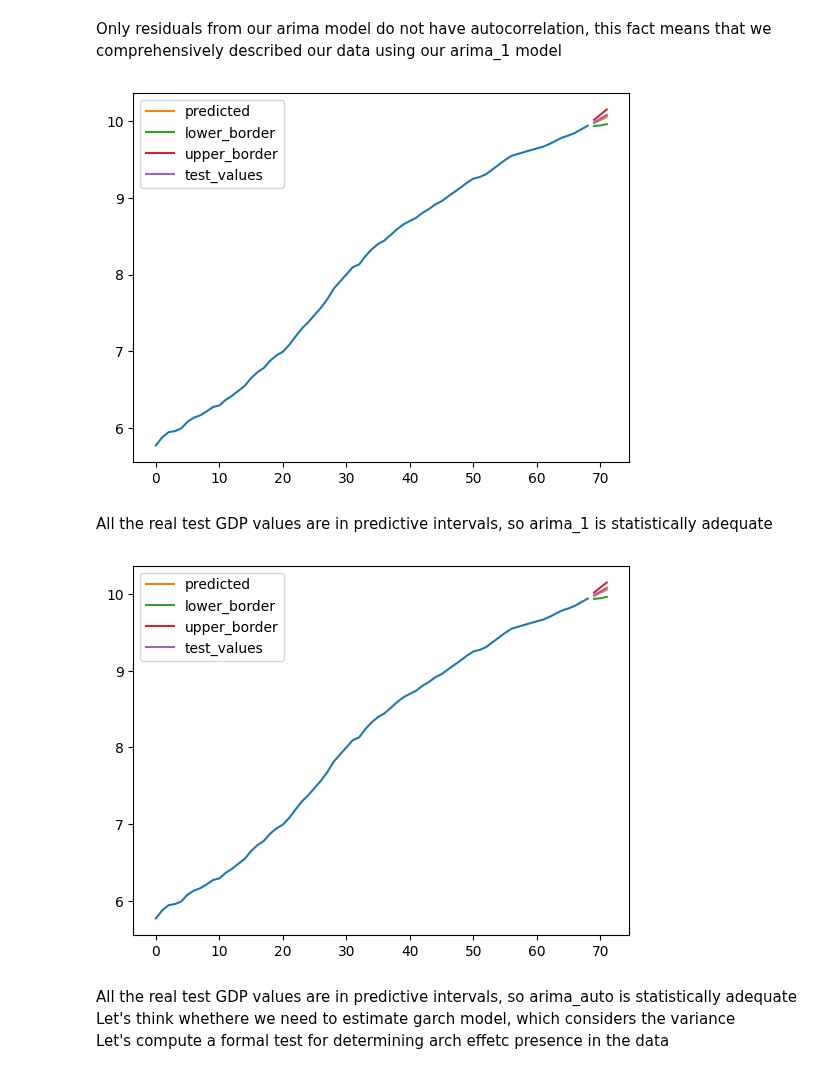
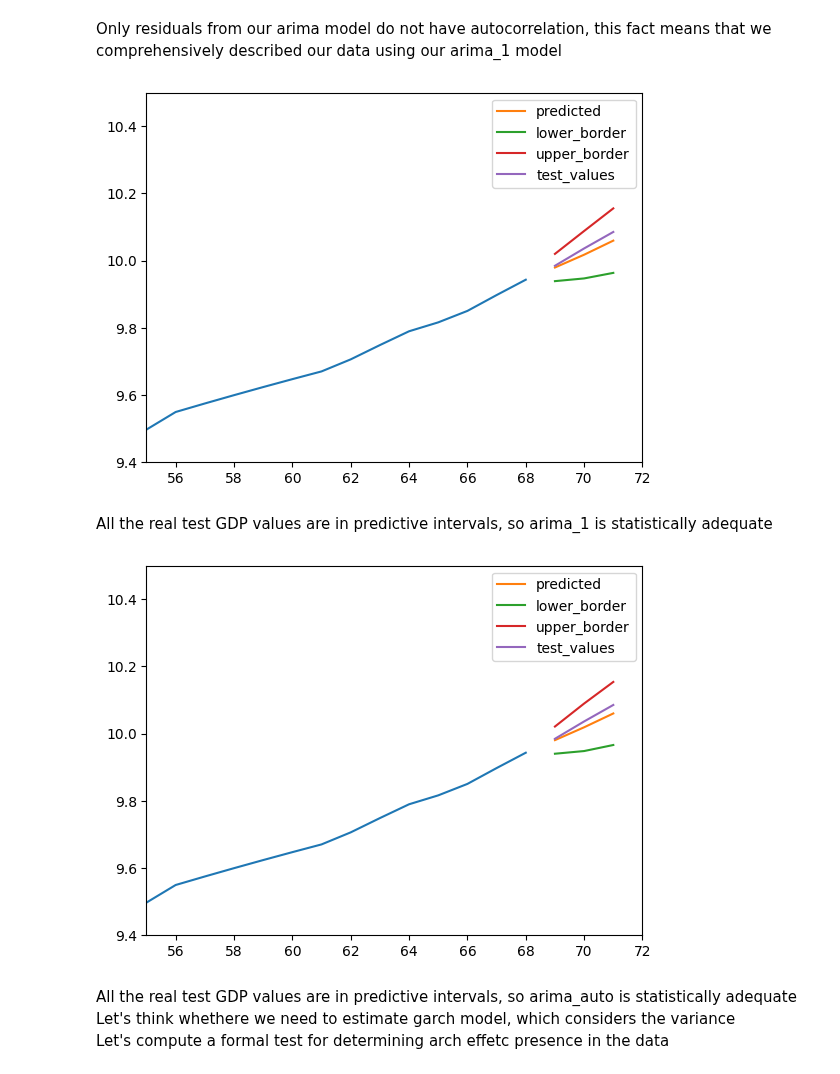
Before and after one commit to MathewShuvarikov/Python_and_R, a Jupyter notebook: Time_series_analysis/US_GDP.ipynb, the cells around one changed output. Saved outputs shown, nothing was run; the diff lists cells and outputs as text; code cells hidden in the pictures.

```diff
--- a/Time_series_analysis/US_GDP.ipynb
+++ b/Time_series_analysis/US_GDP.ipynb
@@ -249,19 +249,23 @@ f2.index = range(df_train.index[-1]+1, df_train.index[-1]+2+f2.index[-1])
 # %%
 plt.plot(np.log(df_train.Value))
 plt.plot(f1, label=['predicted', 'lower_border', 'upper_border', 'test_values'])
+plt.xlim(55, f1.index[-1]+1)
+plt.ylim(9.4,10.5)
 plt.legend()
 plt.show()
 # %% [output]
-[figure, old version]
+[figure, new version]
 # %% [markdown]
 All the real test GDP values are in predictive intervals, so arima_1 is statistically adequate
 # %%
 plt.plot(np.log(df_train.Value))
 plt.plot(f2, label=['predicted', 'lower_border', 'upper_border', 'test_values'])
+plt.xlim(55, f2.index[-1]+1)
+plt.ylim(9.4,10.5)
 plt.legend()
 plt.show()
 # %% [output]
-[figure, old version]
+[figure, new version]
 # %% [markdown]
 All the real test GDP values are in predictive intervals, so arima_auto is statistically adequate
 Let's think whethere we need to estimate garch model, which considers the variance
```
Also changed, not shown: parts of 6 cells of this notebook.
